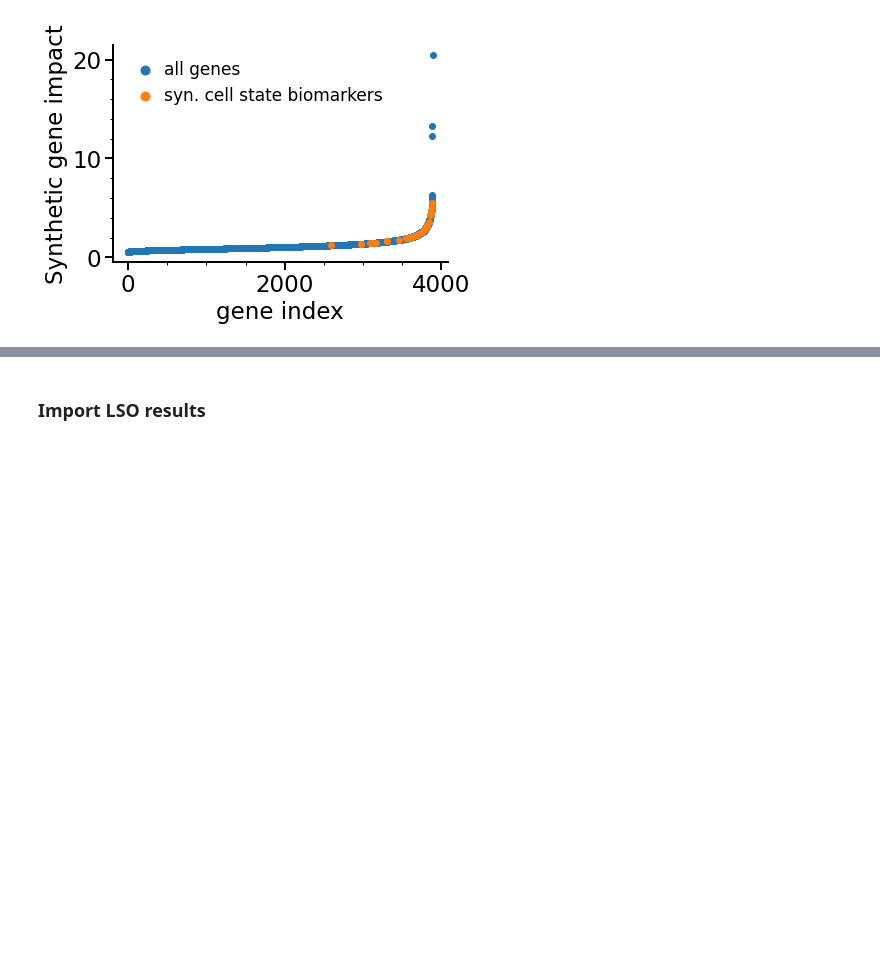
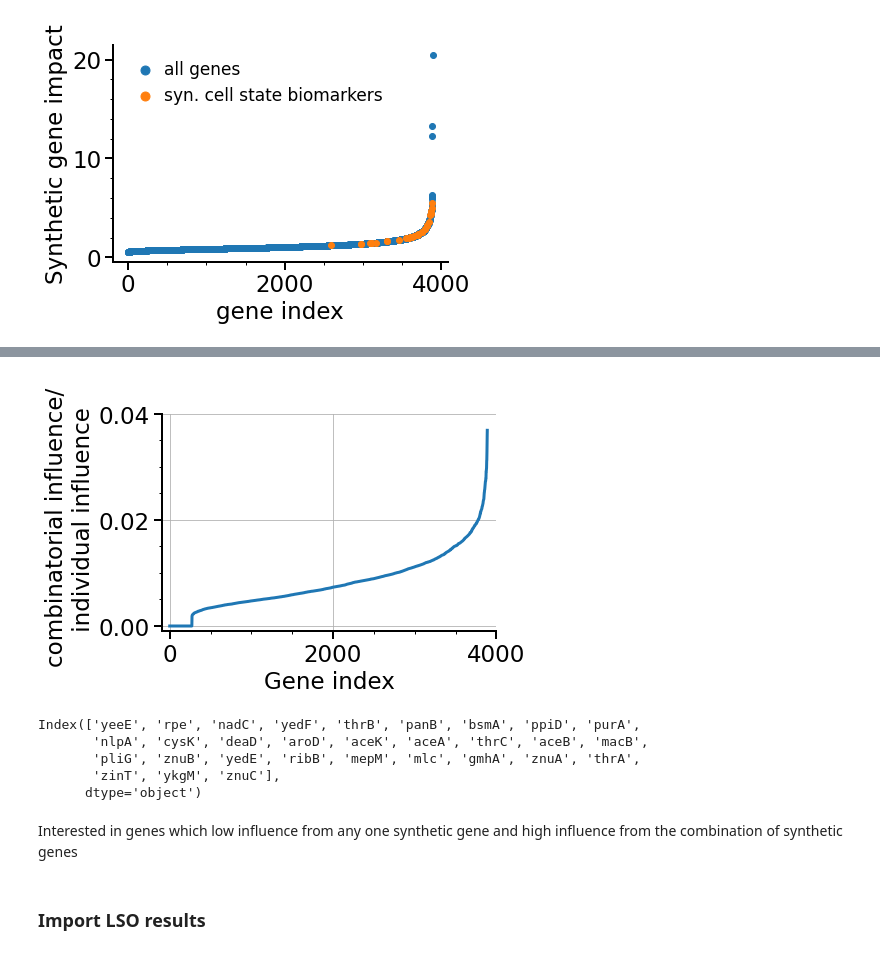
Before and after one commit to AqibHasnain/circuit-state, a Jupyter notebook: NAND_iterate/cpa_notebook.ipynb, the cells around one changed output, grey strips where cells are left out. Saved outputs shown, nothing was run; the diff lists cells and outputs as text; code cells hidden in the pictures; blank space fills up the shorter version.

```diff
--- a/NAND_iterate/cpa_notebook.ipynb
+++ b/NAND_iterate/cpa_notebook.ipynb
@@ -750,3 +755,26 @@ plt.show()
+# %%
+plt.plot(np.sort(cf_dist/J_syn))
+# plt.plot([adata.n_vars-9-30,adata.n_vars-9-30],[0,0.04],'--',lw=1.5,zorder=0,c='k')
+plt.ylim(-0.001,0.04)
+plt.xlim(-100,4000)
+plt.grid('on')
+plt.xlabel('Gene index');
+plt.ylabel('combinatorial influence/ \n individual influence')
+plt.show()
+# %% [output]
+[figure, added]
+# %%
+adata.var_names[:-9][np.argsort(cf_dist/J_syn)][-30:]
+# remove deaD, purA, ppiD, bsmA, panB,
+# add yjiH, yedE, hybO
+# %% [output]
+Index(['yeeE', 'rpe', 'nadC', 'yedF', 'thrB', 'panB', 'bsmA', 'ppiD', 'purA',
+       'nlpA', 'cysK', 'deaD', 'aroD', 'aceK', 'aceA', 'thrC', 'aceB', 'macB',
+       'pliG', 'znuB', 'yedE', 'ribB', 'mepM', 'mlc', 'gmhA', 'znuA', 'thrA',
+       'zinT', 'ykgM', 'znuC'],
+      dtype='object')
+# %% [markdown]
+Interested in genes which low influence from any one synthetic gene and high influence from the combination of synthetic genes
 # %% [markdown]
 ### Import LSO results
 # %%
```
Also changed, not shown: parts of 7 cells of this notebook, 1 other file.
